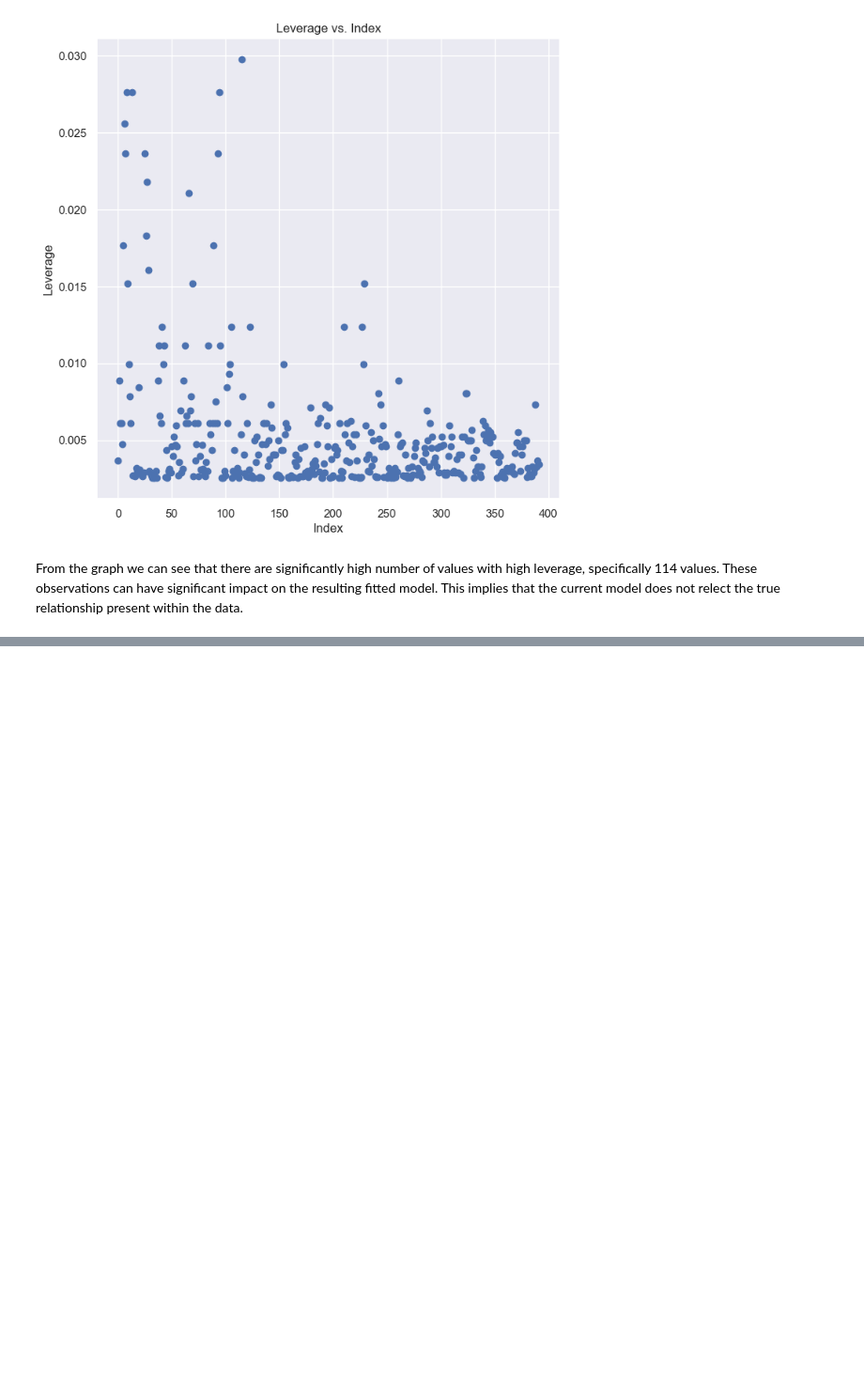
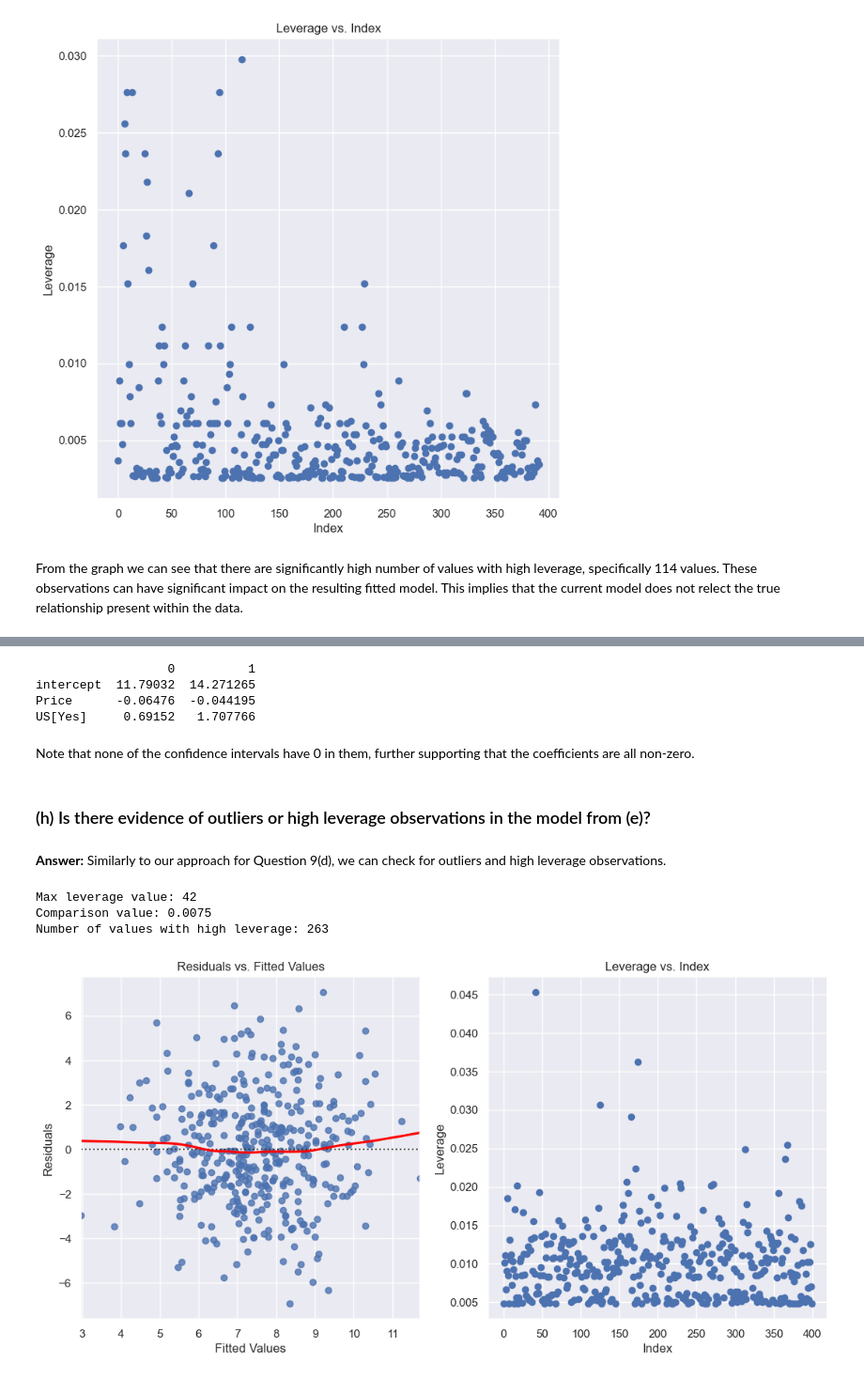
Before and after one commit to justingroves/ISLP, a Jupyter notebook: Jupyter Labs/Chapter 3 Linear Regression/3.7 Exercises.ipynb, the cells around one changed output, grey strips where cells are left out. Shown at 94% size. Saved outputs shown, nothing was run; the diff lists cells and outputs as text; code cells hidden in the pictures; blank space fills up the shorter version.

```diff
--- a/Jupyter Labs/Chapter 3 Linear Regression/3.7 Exercises.ipynb
+++ b/Jupyter Labs/Chapter 3 Linear Regression/3.7 Exercises.ipynb
@@ -453,0 +596,7 @@ From the graph we can see that there are significantly high number of values wit
+# %%
+new_X = Auto.drop(columns='mpg').iloc[[13]]
+new_X_w_const = sm.add_constant(new_X, has_constant='add')
+
+y_hat = multi_results.predict(new_X_w_const)
+lev_resid = (Auto.iloc[[13]]['mpg'] - y_hat)
+lev_resid
@@ -453,0 +697,11 @@ From the graph we can see that there are significantly high number of values wit
+# %%
+predictor_cols = ['Price', 'US']
+X = MS(predictor_cols).fit_transform(Carseats)
+X_w_const = sm.add_constant(X)
+
+# Initialize the model
+carseat_multi_model_v2 = sm.OLS(y,X_w_const)
+carseat_multi_results_v2 = carseat_multi_model_v2.fit()
+
+# Print the results
+print(carseat_multi_results_v2.summary())
@@ -453,0 +763,61 @@ From the graph we can see that there are significantly high number of values wit
+# %%
+# Get the confidence intervals for model (e)
+print(carseat_multi_results_v2.conf_int(alpha=0.05))
+# %% [output]
+                  0          1
+intercept  11.79032  14.271265
+Price      -0.06476  -0.044195
+US[Yes]     0.69152   1.707766
+# %% [markdown]
+Note that none of the confidence intervals have 0 in them, further supporting that the coefficients are all non-zero.
+# %% [markdown]
+### (h) Is there evidence of outliers or high leverage observations in the model from (e)?
+# %% [markdown]
+**Answer:** Similarly to our approach for Question 9(d), we can check for outliers and high leverage observations.
+# %%
+# Create a model of the residuals vs fitted values
+carseat_multi_residuals = carseat_multi_results_v2.resid
+carseat_multi_fitted = carseat_multi_results.fittedvalues
+carseat_multi_resid_model = sm.OLS(carseat_multi_residuals, sm.add_constant(carseat_multi_fitted))
+carseat_multi_resid_results = carseat_multi_resid_model.fit()
+
+# Establish the figure
+fig, ax = plt.subplots(1, 2, figsize=(13,6))
+
+# Plot the residual values and LOWESS line
+sns.set_theme()
+sns.residplot(
+    x=carseat_multi_fitted,
+    y=carseat_multi_residuals,
+    lowess=True,
+    line_kws={'color': 'red'},
+    ax = ax[0]
+)
+ax[0].set_title('Residuals vs. Fitted Values')
+ax[0].set_ylabel('Residuals')
+ax[0].set_xlabel('Fitted Values')
+
+carseat_multi_infl = carseat_multi_results.get_influence()
+ax[1].scatter(np.arange(Carseats.shape[0]), carseat_multi_infl.hat_matrix_diag)
+ax[1].set_xlabel('Index')
+ax[1].set_ylabel('Leverage')
+plt.title('Leverage vs. Index')
+print(f'Max leverage value: {np.argmax(carseat_multi_infl.hat_matrix_diag)}')
+print(f'Comparison value: {3/Carseats.shape[0]}')
+print(f'Number of values with high leverage: {(carseat_multi_infl.hat_matrix_diag > 3/Carseats.shape[0]).sum()}')
+
+# Label the residual corresponding to the observation with high leverage
+# new_X = Carseats[['Price', 'US']].iloc[[13]]
+# new_X_w_const = sm.add_constant(new_X)
+
+# y_hat = carseat_multi_results.predict(new_X_w_const)
+# lev_resid = (Carseats.iloc[[13]]['Sales'] - y_hat)
+# circle = Circle((y_hat, lev_resid), radius=0.5, edgecolor='red', fc='none')
+# ax[0].add_patch(circle)
+
+plt.show()
+# %% [output]
+Max leverage value: 42
+Comparison value: 0.0075
+Number of values with high leverage: 263
+[figure, added]
```
Also changed, not shown: parts of 46 cells of this notebook.
